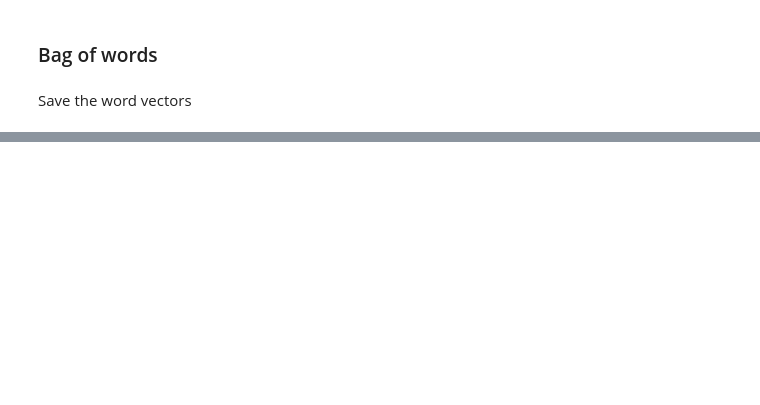
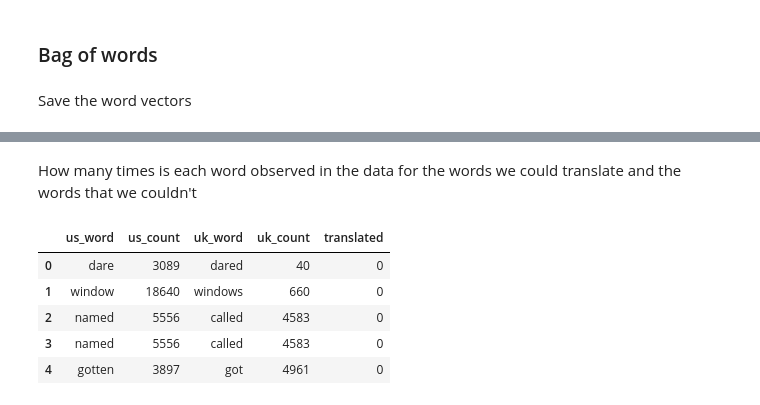
Before and after one commit to drinandan/insight-project, a Jupyter notebook: 2018.01.19_create_language_vectors_using_large_corpora.ipynb, the cells around one changed output, grey strips where cells are left out. Cells and saved outputs as stored; diff of their text form; code cells hidden in the pictures; blank space fills up the shorter version.

```diff
--- a/2018.01.19_create_language_vectors_using_large_corpora.ipynb
+++ b/2018.01.19_create_language_vectors_using_large_corpora.ipynb
@@ -201,0 +284,2 @@ OrderedDict([('the', ['the', 'a', 'this']),
+# %% [markdown]
+How many times is each word observed in the data for the words we could translate and the words that we couldn't
@@ -201,0 +302,9 @@ OrderedDict([('the', ['the', 'a', 'this']),
+# %%
+count_of_good_and_bad_translations.head()
+# %% [output]
+|  | us_word | us_count | uk_word | uk_count | translated |
+| 0 | dare | 3089 | dared | 40 | 0 |
+| 1 | window | 18640 | windows | 660 | 0 |
+| 2 | named | 5556 | called | 4583 | 0 |
+| 3 | named | 5556 | called | 4583 | 0 |
+| 4 | gotten | 3897 | got | 4961 | 0 |
```
Also changed, not shown: parts of 38 cells of this notebook, 3 other files.
